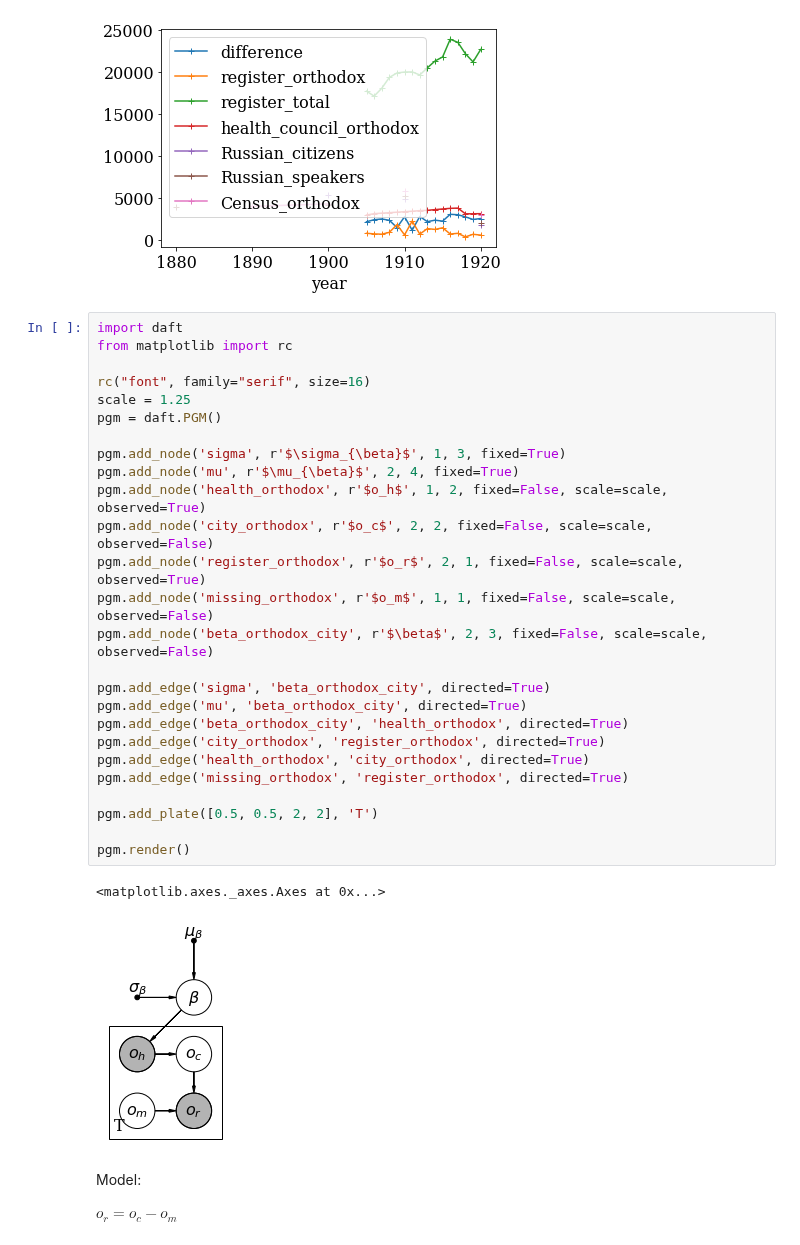
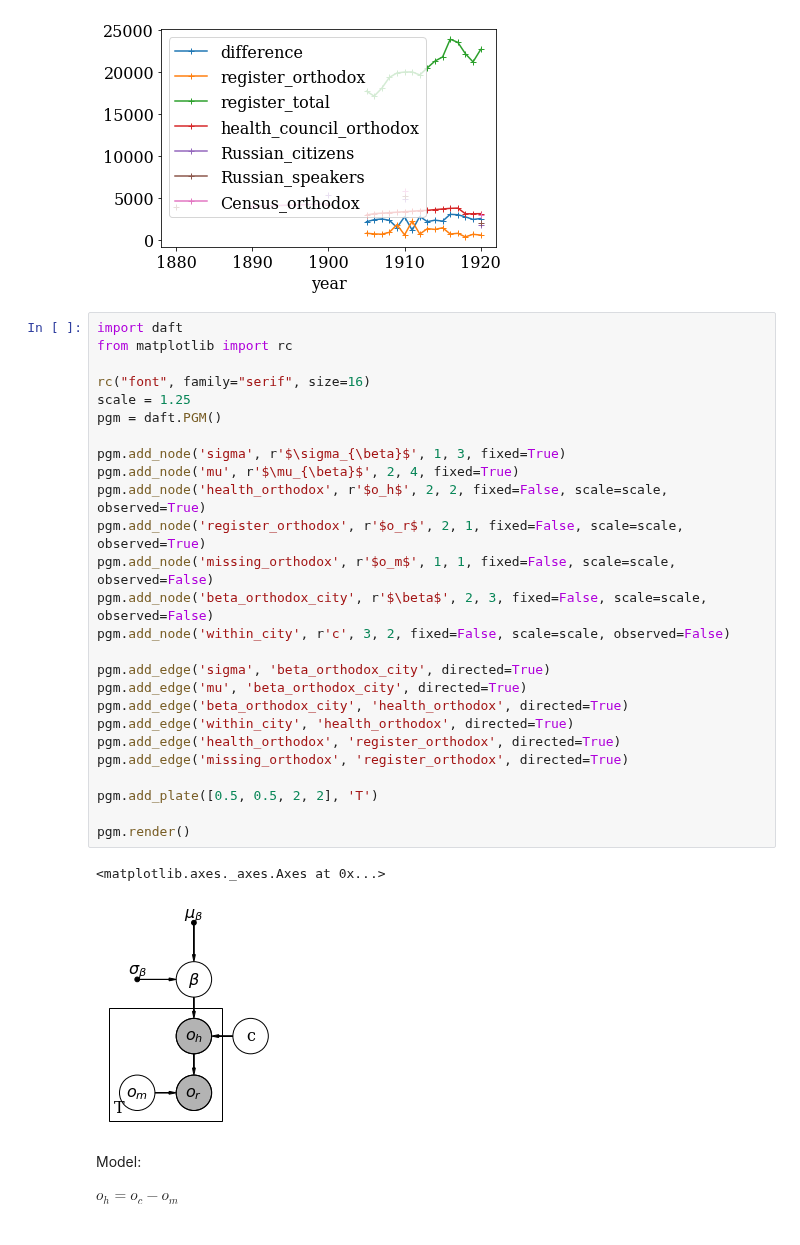
Before and after one commit to AnttiHaerkoenen/vyborg_orthodox, a Jupyter notebook: notebooks/missing_orthodox.ipynb, the cells around one changed output. Saved outputs shown, nothing was run; the diff lists cells and outputs as text.

```diff
--- a/notebooks/missing_orthodox.ipynb
+++ b/notebooks/missing_orthodox.ipynb
@@ -48,34 +48,34 @@ data.plot(marker='+')
 # %%
 import daft
 from matplotlib import rc
 
 rc("font", family="serif", size=16)
 scale = 1.25
 pgm = daft.PGM()
 
 pgm.add_node('sigma', r'$\sigma_{\beta}$', 1, 3, fixed=True)
 pgm.add_node('mu', r'$\mu_{\beta}$', 2, 4, fixed=True)
-pgm.add_node('health_orthodox', r'$o_h$', 1, 2, fixed=False, scale=scale, observed=True)
-pgm.add_node('city_orthodox', r'$o_c$', 2, 2, fixed=False, scale=scale, observed=False)
+pgm.add_node('health_orthodox', r'$o_h$', 2, 2, fixed=False, scale=scale, observed=True)
 pgm.add_node('register_orthodox', r'$o_r$', 2, 1, fixed=False, scale=scale, observed=True)
 pgm.add_node('missing_orthodox', r'$o_m$', 1, 1, fixed=False, scale=scale, observed=False)
 pgm.add_node('beta_orthodox_city', r'$\beta$', 2, 3, fixed=False, scale=scale, observed=False)
+pgm.add_node('within_city', r'c', 3, 2, fixed=False, scale=scale, observed=False)
 
 pgm.add_edge('sigma', 'beta_orthodox_city', directed=True)
 pgm.add_edge('mu', 'beta_orthodox_city', directed=True)
 pgm.add_edge('beta_orthodox_city', 'health_orthodox', directed=True)
-pgm.add_edge('city_orthodox', 'register_orthodox', directed=True)
-pgm.add_edge('health_orthodox', 'city_orthodox', directed=True)
+pgm.add_edge('within_city', 'health_orthodox', directed=True)
+pgm.add_edge('health_orthodox', 'register_orthodox', directed=True)
 pgm.add_edge('missing_orthodox', 'register_orthodox', directed=True)
 
 pgm.add_plate([0.5, 0.5, 2, 2], 'T')
 
 pgm.render()
 # %% [output]
 <matplotlib.axes._axes.Axes at 0x...>
-[figure, old version]
+[figure, new version]
 # %% [markdown]
 Model:
 
-$ o_r = o_c - o_m $
+$ o_h = o_c - o_m $
 # %%
```
Also changed, not shown: parts of 1 cell of this notebook.
